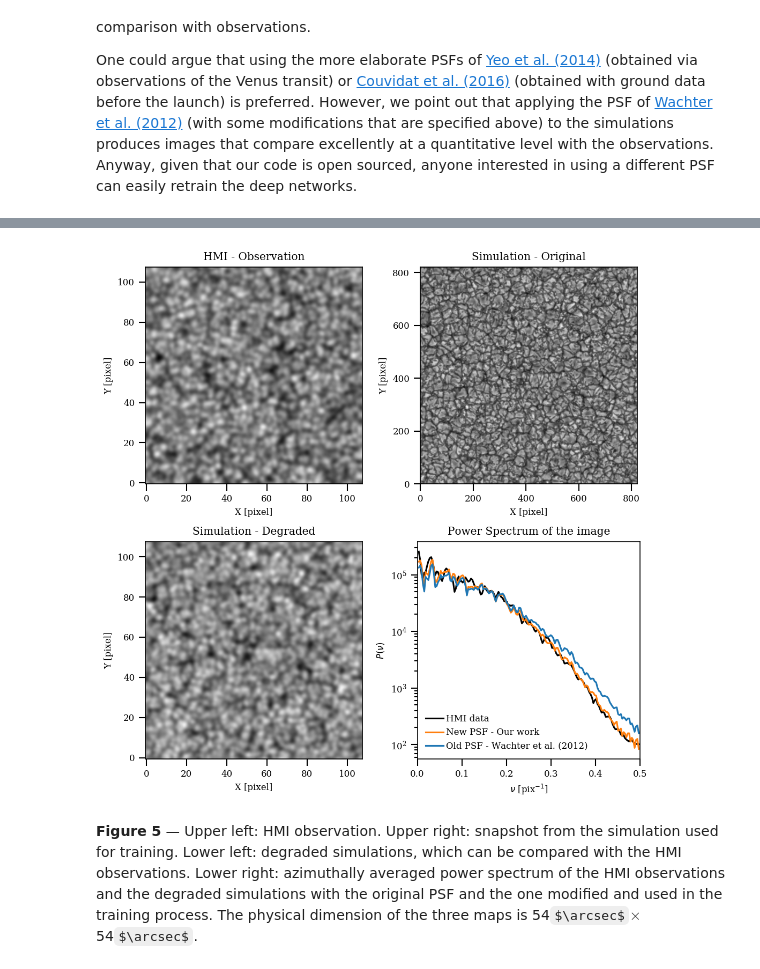
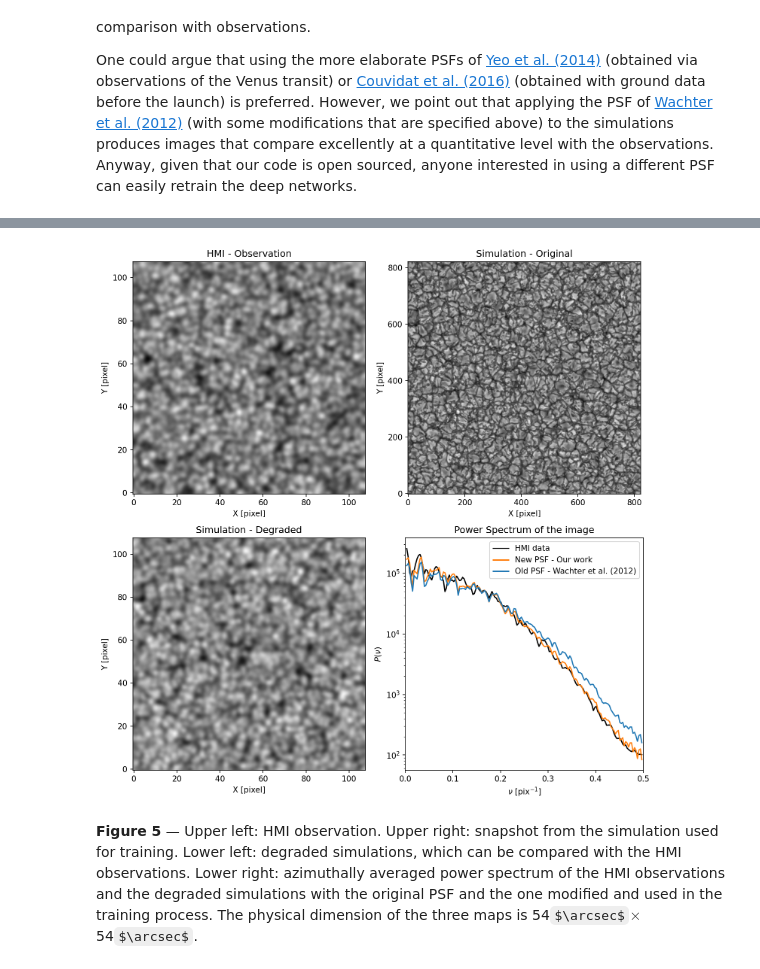
Before and after one commit to HelioML/HelioML, a Jupyter notebook: book/_build/jupyter_execute/03/notebook.ipynb, the cells around one changed output, grey strips where cells are left out. Saved outputs shown, nothing was run; the diff lists cells and outputs as text; code cells hidden in the pictures; some formulas as TeX source.

```diff
--- a/book/_build/jupyter_execute/03/notebook.ipynb
+++ b/book/_build/jupyter_execute/03/notebook.ipynb
@@ -455,11 +471,12 @@ def old_PSF3D():
 # %%
 # We load two images of QS from the simulation and from the HMI satellite
 imSIMU = np.load('simulation.npy'); imHMI = np.load('hmi.npy')
-plt.rcParams['font.size'] = 8
 
 dx = 108 # Size of the sample
 
-plt.figure(figsize=(7,7))
+plt.figure(figsize=(10,10))
+plt.rcParams['font.size'] = 10
+
 plt.subplot(221)
 pHMI = imHMI[:dx,:dx]
 plt.title('HMI - Observation')
@@ -478,34 +495,34 @@ plt.yticks(yticki); plt.xticks(yticki)
 # We convolve both PSFs to compare later the images
 new_SIMU = convolve_fft(pSIMU,new_PSF3D(),boundary='wrap')
 old_SIMU = convolve_fft(pSIMU,old_PSF3D(),boundary='wrap')
 
 # Now we resample the original images to the HMI sampling
 pnew_SIMU = resample(new_SIMU[:int(dx/0.0662*0.504),:int(dx/0.0662*0.504)],[dx,dx])
 pold_SIMU = resample(old_SIMU[:int(dx/0.0662*0.504),:int(dx/0.0662*0.504)],[dx,dx])
 
 
 plt.subplot(223)
 plt.title('Simulation - Degraded')
 plt.imshow(pnew_SIMU,cmap='gray',origin='lower',interpolation='bicubic')
 plt.xlabel('X [pixel]'); plt.ylabel('Y [pixel]')
 
 
 plt.subplot(224)
 # We calculate the FFT of each image to a better comparison
 v, psf1D = fft1D(pHMI)
 v2, psf1D2 = fft1D(pnew_SIMU)
 v3, psf1D3 = fft1D(pold_SIMU)
 
 plt.semilogy(v,psf1D,label='HMI data',c='k')
 plt.semilogy(v2,psf1D2,label='New PSF - Our work',c='C1')
 plt.semilogy(v3,psf1D3,label='Old PSF - Wachter et al. (2012)',c='C0')
 plt.xlim(0,0.5); plt.legend()
 plt.title('Power Spectrum of the image')
 plt.xlabel(r'$\nu$ [pix$^{-1}$]')
 plt.ylabel(r'$P(\nu)$')
 plt.tight_layout()
 # %% [output]
-[figure, old version]
+[figure, new version]
 # %% [markdown]
 <a id="fig:database"></a>
 **Figure 5** — Upper left: HMI observation. Upper right: snapshot from the simulation used for training. Lower left: degraded simulations, which can be compared with the HMI observations. Lower right: azimuthally averaged power spectrum of the HMI observations and the degraded simulations with the original PSF and the one modified and used in the training process. The physical dimension of the three maps is 54$\arcsec$$\times$54$\arcsec$.
```
Also changed, not shown: parts of 10 cells of this notebook, 57 other files.
